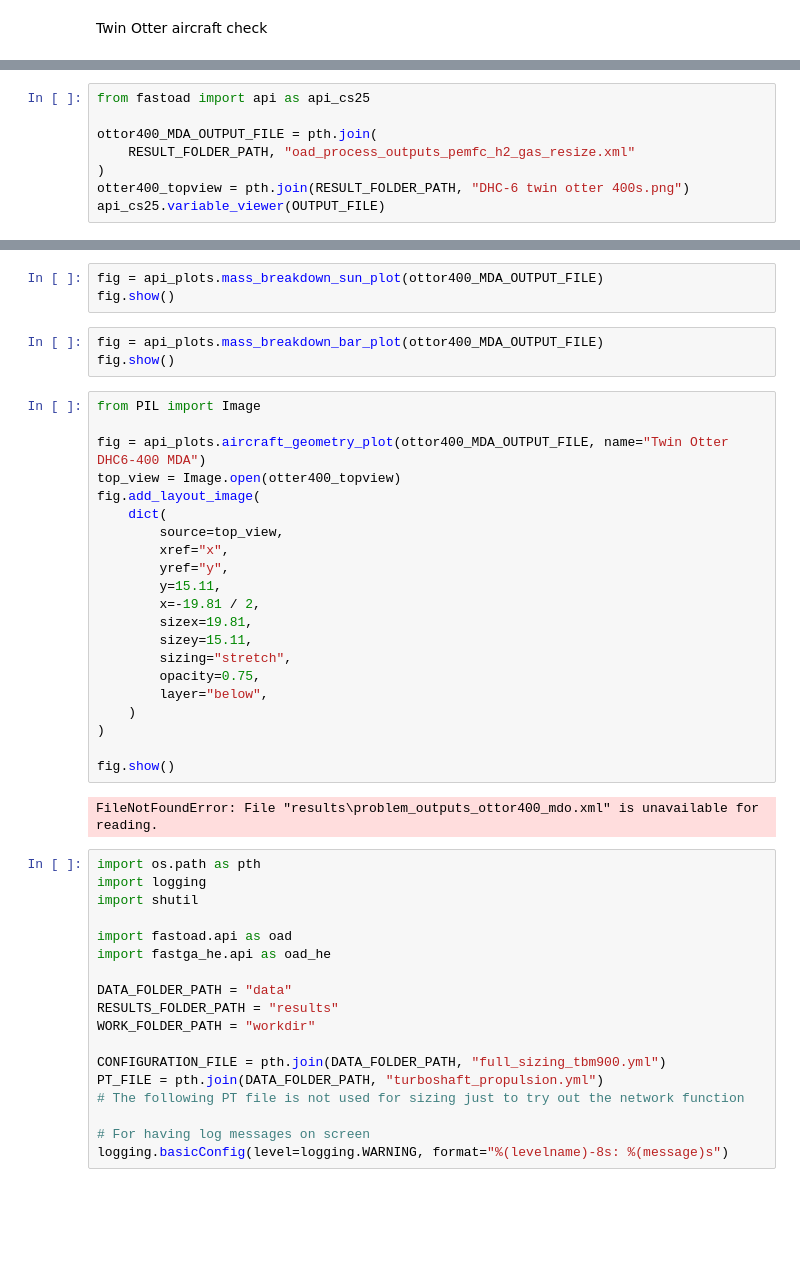
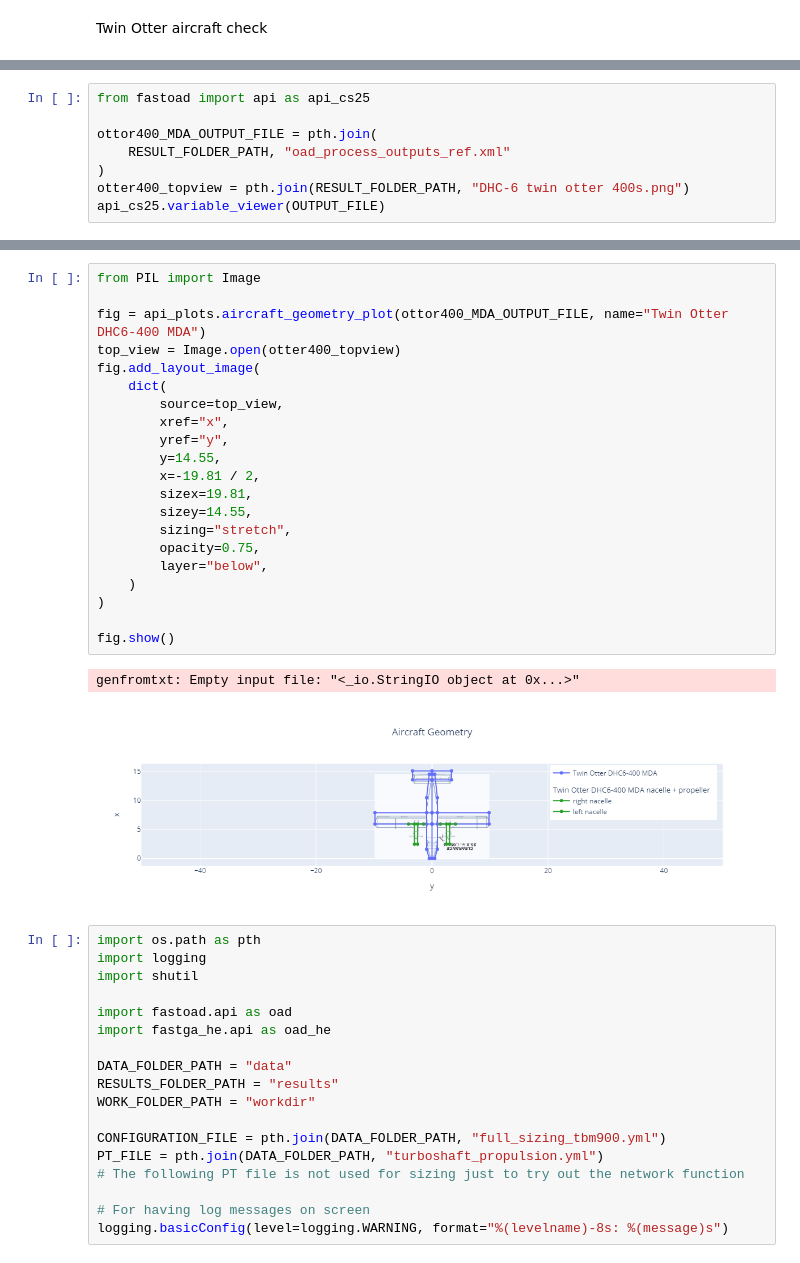
Before and after one commit to johnathanasd/FAST-OAD-CS23-HE, a Jupyter notebook: integration_tests/DHC6_twin_otter/mission_dhc6_twin_otter.ipynb, the cells around one changed output, grey strips where cells are left out. Drawn from its saved outputs; the diff is of its cells as text; blank space fills up the shorter version.

```diff
--- a/integration_tests/DHC6_twin_otter/mission_dhc6_twin_otter.ipynb
+++ b/integration_tests/DHC6_twin_otter/mission_dhc6_twin_otter.ipynb
@@ -21,7 +23,7 @@ display(HTML("<style>.container { width:95% !important; }</style>"))
 from fastoad import api as api_cs25
 
 ottor400_MDA_OUTPUT_FILE = pth.join(
-    RESULT_FOLDER_PATH, "oad_process_outputs_pemfc_h2_gas_resize.xml"
+    RESULT_FOLDER_PATH, "oad_process_outputs_ref.xml"
 )
 otter400_topview = pth.join(RESULT_FOLDER_PATH, "DHC-6 twin otter 400s.png")
 api_cs25.variable_viewer(OUTPUT_FILE)
@@ -35,32 +39,27 @@ FileNotFoundError: File "results\problem_outputs_ottor400_mdo.xml" is unavailabl
-# %%
-fig = api_plots.mass_breakdown_sun_plot(ottor400_MDA_OUTPUT_FILE)
-fig.show()
-# %%
-fig = api_plots.mass_breakdown_bar_plot(ottor400_MDA_OUTPUT_FILE)
-fig.show()
 # %%
 from PIL import Image
 
 fig = api_plots.aircraft_geometry_plot(ottor400_MDA_OUTPUT_FILE, name="Twin Otter DHC6-400 MDA")
 top_view = Image.open(otter400_topview)
 fig.add_layout_image(
     dict(
         source=top_view,
         xref="x",
         yref="y",
-        y=15.11,
+        y=14.55,
         x=-19.81 / 2,
         sizex=19.81,
-        sizey=15.11,
+        sizey=14.55,
         sizing="stretch",
         opacity=0.75,
         layer="below",
     )
 )
 
 fig.show()
 # %% [output]
-FileNotFoundError: File "results\problem_outputs_ottor400_mdo.xml" is unavailable for reading.
+genfromtxt: Empty input file: "<_io.StringIO object at 0x...>"
+[figure, added]
 # %%
 import os.path as pth
 import logging
```
Also changed, not shown: parts of 4 cells of this notebook, 8 other files.
